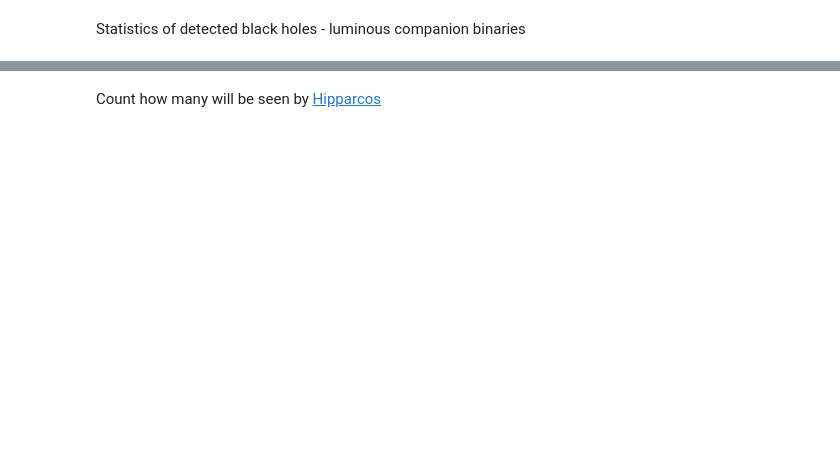
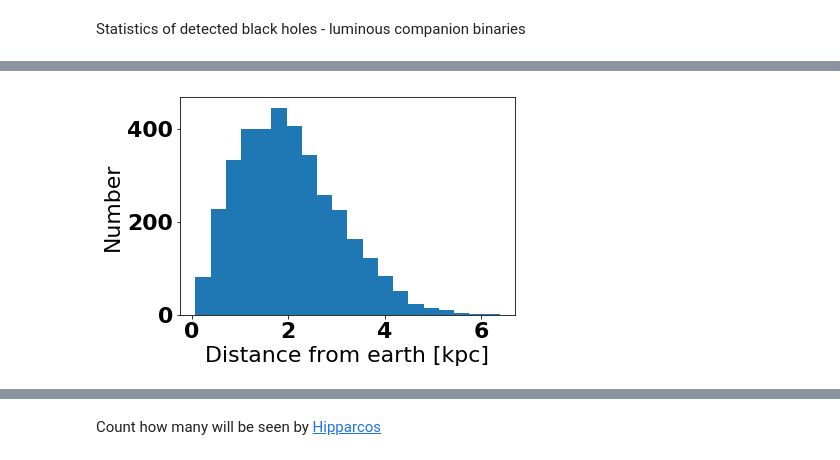
Before and after one commit to bolverk/gaia_black_hole_binaries, a Jupyter notebook: stellar_binary_monte_carlo.ipynb, the cells around one changed output, grey strips where cells are left out. Cells and saved outputs as stored; diff of their text form; code cells hidden in the pictures; blank space fills up the shorter version.

```diff
--- a/stellar_binary_monte_carlo.ipynb
+++ b/stellar_binary_monte_carlo.ipynb
@@ -342,0 +340,7 @@ pylab.xlabel('Companion mass [$M_{\odot}$]');
+# %%
+pylab.hist(ssp['distance from earth'][valid_list]/1000,20)
+pylab.xlabel('Distance from earth [kpc]');
+pylab.ylabel('Number')
+pass
+# %% [output]
+[figure, added]
```
Also changed, not shown: parts of 24 cells of this notebook.
